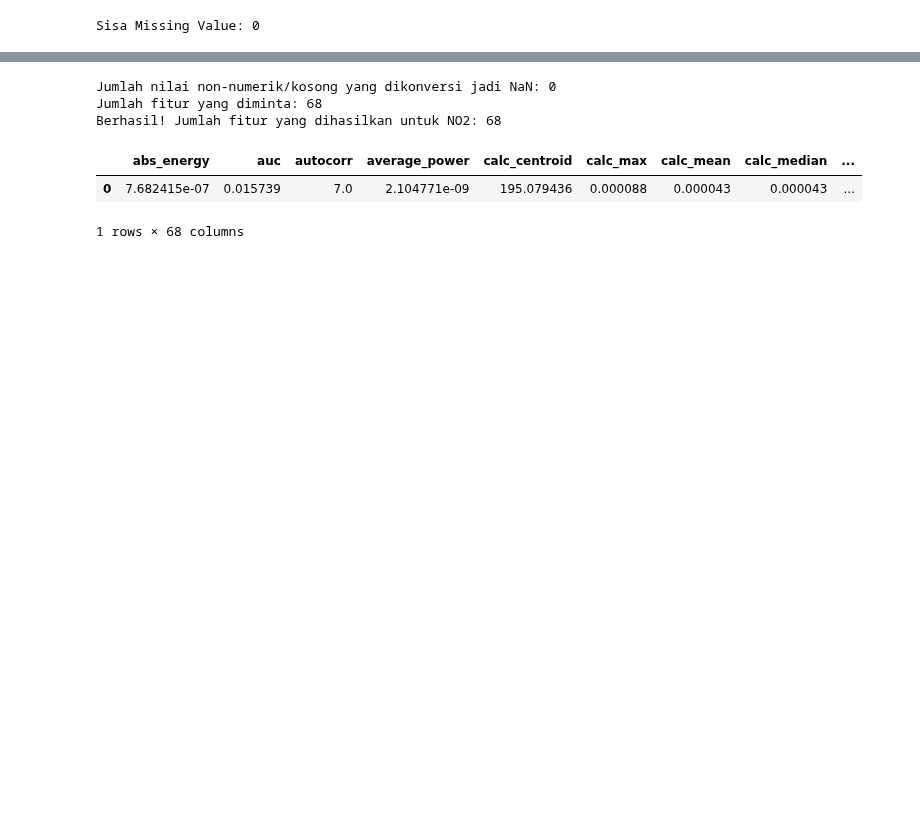
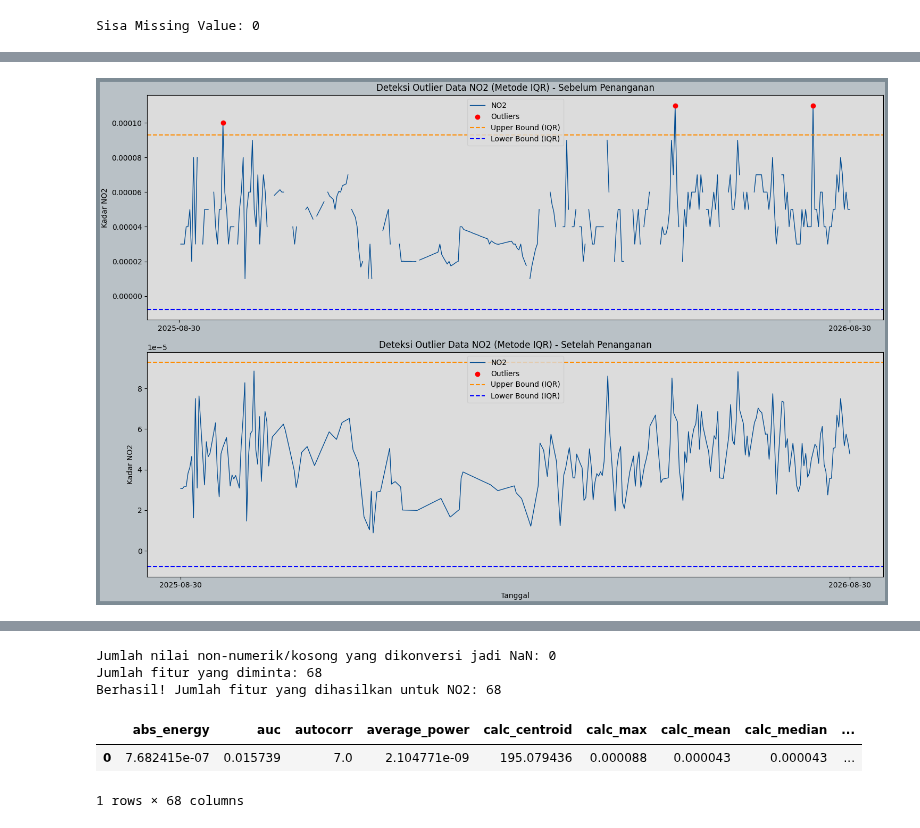
Before and after one commit to NURHABIBATULUMAH/PSD, a Jupyter notebook: _sources/kerek/ekstraksi-fitur.ipynb, the cells around one changed output, grey strips where cells are left out. Cells and saved outputs as stored; diff of their text form; code cells hidden in the pictures; blank space fills up the shorter version.

```diff
--- a/_sources/kerek/ekstraksi-fitur.ipynb
+++ b/_sources/kerek/ekstraksi-fitur.ipynb
@@ -6,7 +6,7 @@
 import pandas as pd
 
 # Membaca data gabungan kualitas udara Tuban
-df = pd.read_csv("mystorage/KualitasUdaraKerek.csv")
+df = pd.read_csv("KualitasUdaraKerek.csv")
 
 # Daftar kolom fitur polutan yang akan dicek outlier-nya
 # (Sesuaikan dengan nama kolom polutan yang ada di DataFrame Anda)
@@ -99,7 +57,7 @@ import pandas as pd
 import numpy as np
 
 # 1. Load data
-df = pd.read_csv("mystorage/NO2 Kerek.csv")
+df = pd.read_csv("NO2 Kerek.csv")
 df['date'] = pd.to_datetime(df['date'])
 df = df.sort_values('date').set_index('date')
 
@@ -126,0 +150,76 @@ Sisa Missing Value: 0
+# %%
+import pandas as pd
+import matplotlib.pyplot as plt
+import numpy as np
+
+# Load original data with outliers
+df_raw = pd.read_csv('KualitasUdaraKerek.csv')
+df_raw['date'] = pd.to_datetime(df_raw['date'])
+df_raw.set_index('date', inplace=True)
+
+pollutants = ['NO2', 'CO', 'SO2']
+
+for pol in pollutants:
+    try:
+        # Load cleaned data
+        df_clean = pd.read_csv(f'{pol}-Kerek-Clean.csv')
+        df_clean['date'] = pd.to_datetime(df_clean['date'])
+        df_clean.set_index('date', inplace=True)
+
+        # Hitung IQR untuk batas atas dan bawah
+        Q1 = df_raw[pol].quantile(0.25)
+        Q3 = df_raw[pol].quantile(0.75)
+        IQR = Q3 - Q1
+        lower_bound = Q1 - 1.5 * IQR
+        upper_bound = Q3 + 1.5 * IQR
+
+        # Cari titik outlier di data asli
+        outliers = df_raw[(df_raw[pol] < lower_bound) | (df_raw[pol] > upper_bound)]
+
+        # Styling
+        plt.rcParams['axes.facecolor'] = '#dcdcdc'
+        plt.rcParams['figure.facecolor'] = '#b9c1c6'
+
+        fig, (ax1, ax2) = plt.subplots(2, 1, figsize=(15, 10))
+
+        # --- Plot 1: Data Asli (Sebelum Penanganan) ---
+        ax1.plot(df_raw.index, df_raw[pol], color='#004b91', linewidth=1, label=pol)
+        ax1.scatter(outliers.index, outliers[pol], color='red', zorder=5, label='Outliers', marker='o')
+        ax1.axhline(y=upper_bound, color='darkorange', linestyle='--', label='Upper Bound (IQR)')
+        ax1.axhline(y=lower_bound, color='blue', linestyle='--', label='Lower Bound (IQR)')
+
+        ax1.set_title(f'Deteksi Outlier Data {pol} (Metode IQR) - Sebelum Penanganan')
+        ax1.set_ylabel(f'Kadar {pol}')
+        ax1.legend(loc='upper center', bbox_to_anchor=(0.5, 1.0), fancybox=True, facecolor='#dcdcdc')
+
+        # Set x-ticks hanya awal dan akhir tanggal
+        first_date = df_raw.index.min()
+        last_date = df_raw.index.max()
+        ax1.set_xticks([first_date, last_date])
+        ax1.set_xticklabels([first_date.strftime('%Y-%m-%d'), last_date.strftime('%Y-%m-%d')])
+
+        # --- Plot 2: Data Bersih (Setelah Penanganan) ---
+        ax2.plot(df_clean.index, df_clean[pol], color='#004b91', linewidth=1, label=pol)
+        # Biarkan legend ada meskipun tidak ada outlier lagi, sesuai gaya
+        ax2.scatter([], [], color='red', label='Outliers', marker='o')
+        ax2.axhline(y=upper_bound, color='darkorange', linestyle='--', label='Upper Bound (IQR)')
+        ax2.axhline(y=lower_bound, color='blue', linestyle='--', label='Lower Bound (IQR)')
+
+        ax2.set_title(f'Deteksi Outlier Data {pol} (Metode IQR) - Setelah Penanganan')
+        ax2.set_xlabel('Tanggal')
+        ax2.set_ylabel(f'Kadar {pol}')
+        ax2.legend(loc='upper center', bbox_to_anchor=(0.5, 1.0), fancybox=True, facecolor='#dcdcdc')
+
+        ax2.set_xticks([first_date, last_date])
+        ax2.set_xticklabels([first_date.strftime('%Y-%m-%d'), last_date.strftime('%Y-%m-%d')])
+
+        # Tambahkan border pada figure mirip seperti di gambar
+        fig.patch.set_edgecolor('#7e8c95')
+        fig.patch.set_linewidth(10)
+
+        plt.tight_layout()
+        plt.show()
+    except FileNotFoundError:
+        print(f'File {pol}-Kerek-Clean.csv tidak ditemukan.')
+# %% [output]
+[figure, added]
```
Also changed, not shown: parts of 24 cells of this notebook, 55 other files.
